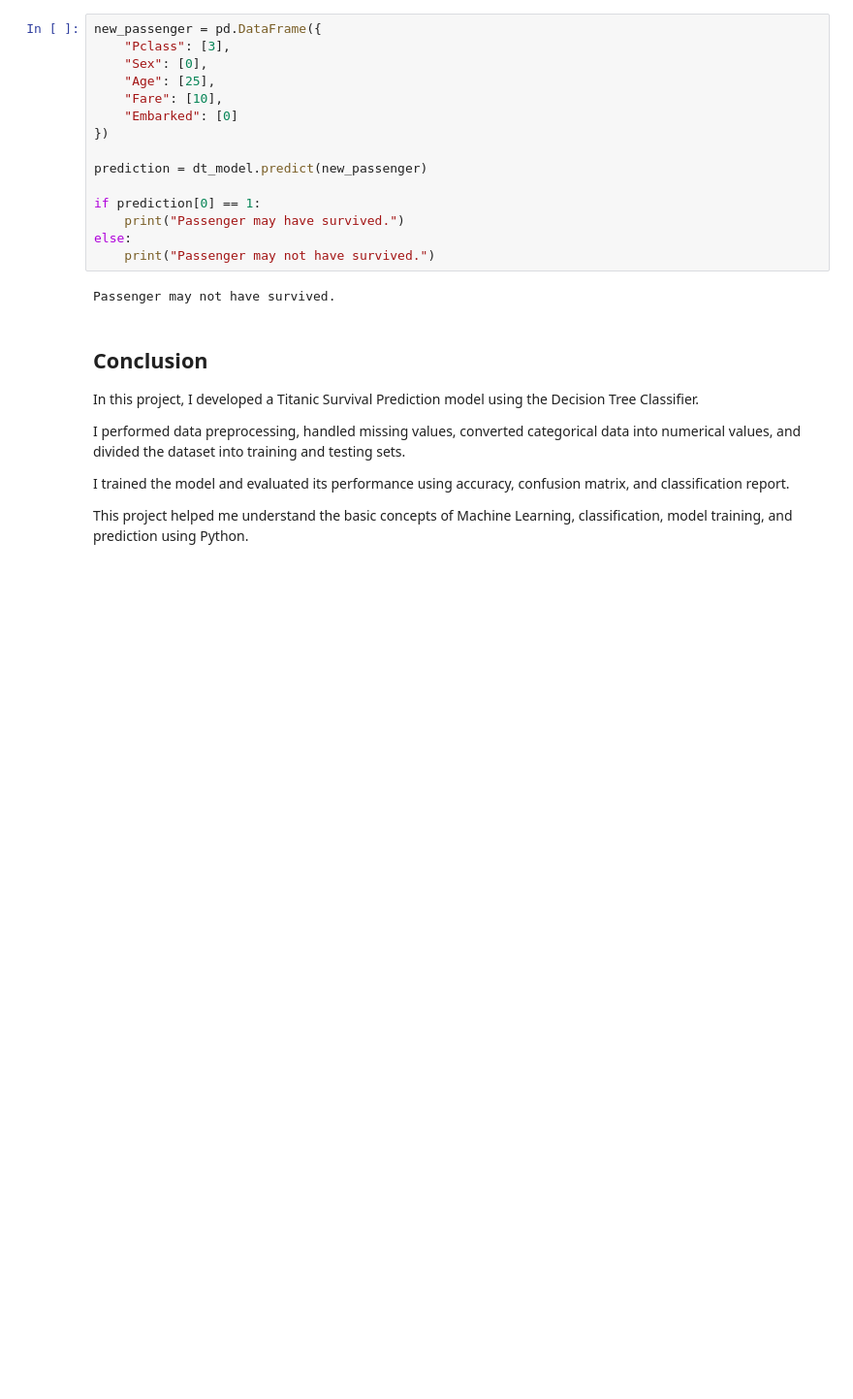
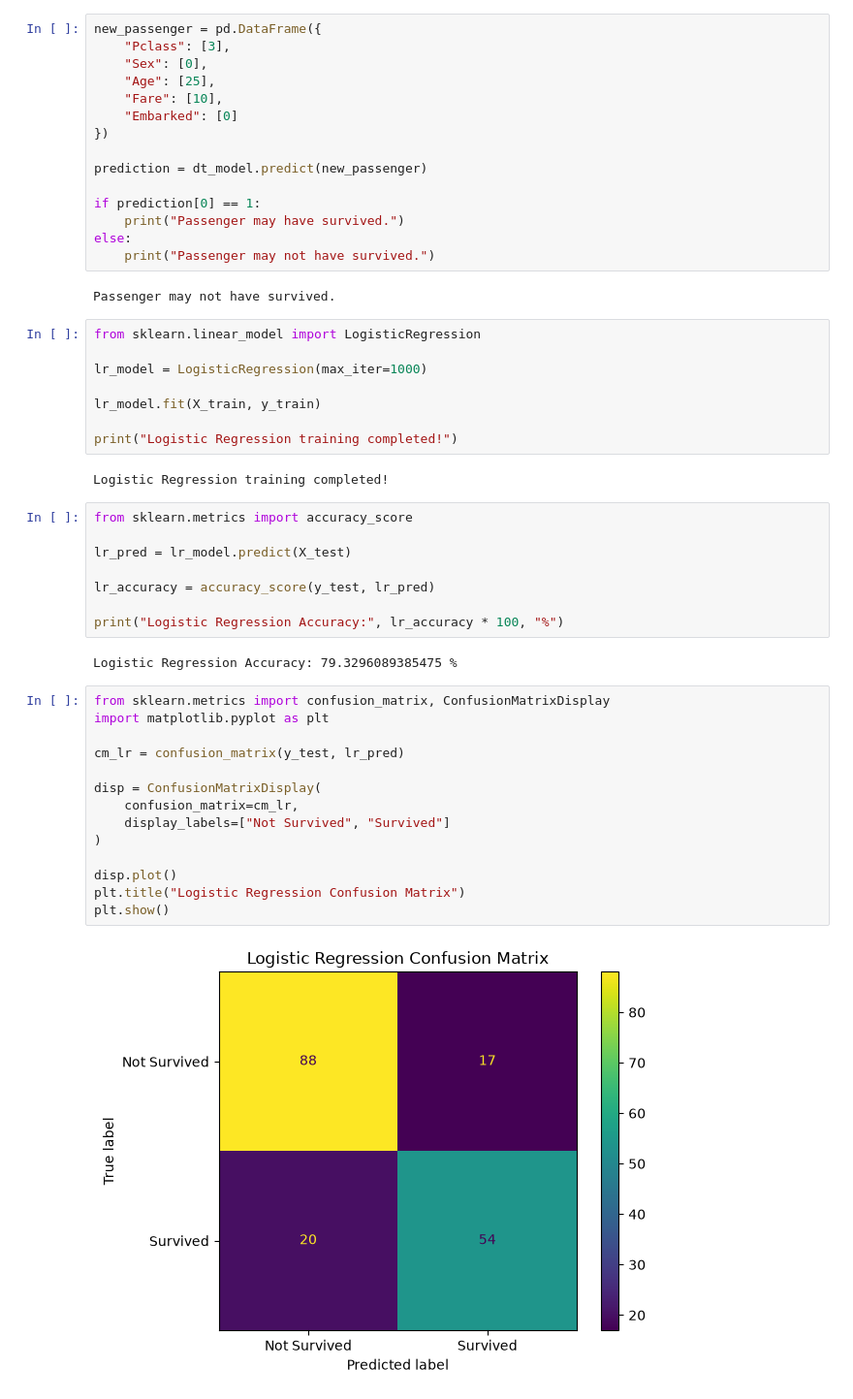
Before and after one commit to raselashruti23/coding-samurai-data-science, a Jupyter notebook: Titanic_Survival_Prediction.ipynb, the cells around one changed output. Shown at 97% size. Saved outputs shown, nothing was run; the diff lists cells and outputs as text; blank space fills up the shorter version.

```diff
--- a/Titanic_Survival_Prediction.ipynb
+++ b/Titanic_Survival_Prediction.ipynb
@@ -375,13 +375,39 @@ else:
     print("Passenger may not have survived.")
 # %% [output]
 Passenger may not have survived.
-# %% [markdown]
-## Conclusion
-
-In this project, I developed a Titanic Survival Prediction model using the Decision Tree Classifier.
-
-I performed data preprocessing, handled missing values, converted categorical data into numerical values, and divided the dataset into training and testing sets.
-
-I trained the model and evaluated its performance using accuracy, confusion matrix, and classification report.
-
-This project helped me understand the basic concepts of Machine Learning, classification, model training, and prediction using Python.
+# %%
+from sklearn.linear_model import LogisticRegression
+
+lr_model = LogisticRegression(max_iter=1000)
+
+lr_model.fit(X_train, y_train)
+
+print("Logistic Regression training completed!")
+# %% [output]
+Logistic Regression training completed!
+# %%
+from sklearn.metrics import accuracy_score
+
+lr_pred = lr_model.predict(X_test)
+
+lr_accuracy = accuracy_score(y_test, lr_pred)
+
+print("Logistic Regression Accuracy:", lr_accuracy * 100, "%")
+# %% [output]
+Logistic Regression Accuracy: 79.3296089385475 %
+# %%
+from sklearn.metrics import confusion_matrix, ConfusionMatrixDisplay
+import matplotlib.pyplot as plt
+
+cm_lr = confusion_matrix(y_test, lr_pred)
+
+disp = ConfusionMatrixDisplay(
+    confusion_matrix=cm_lr,
+    display_labels=["Not Survived", "Survived"]
+)
+
+disp.plot()
+plt.title("Logistic Regression Confusion Matrix")
+plt.show()
+# %% [output]
+[figure, added]
```
Also changed, not shown: parts of 4 cells of this notebook.
